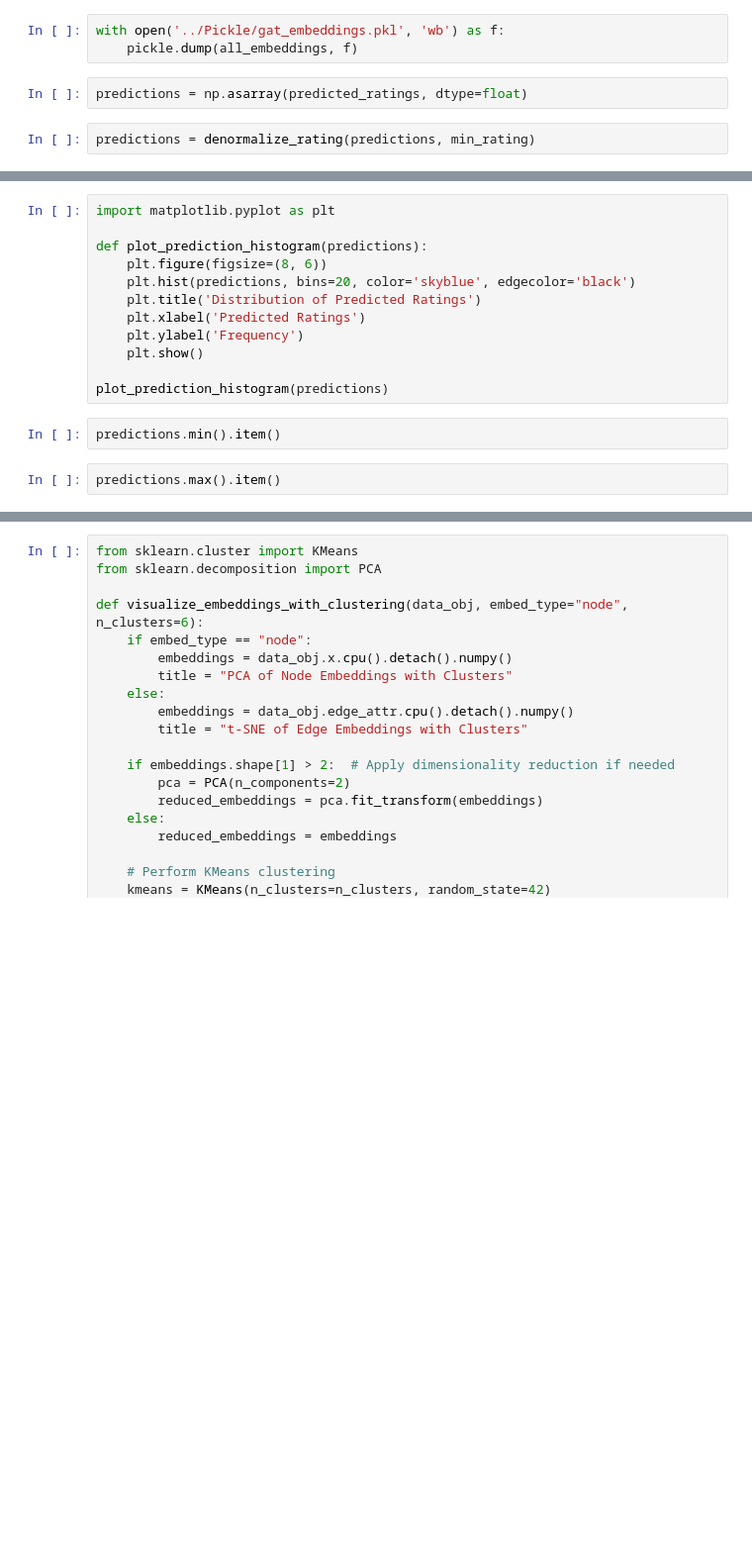
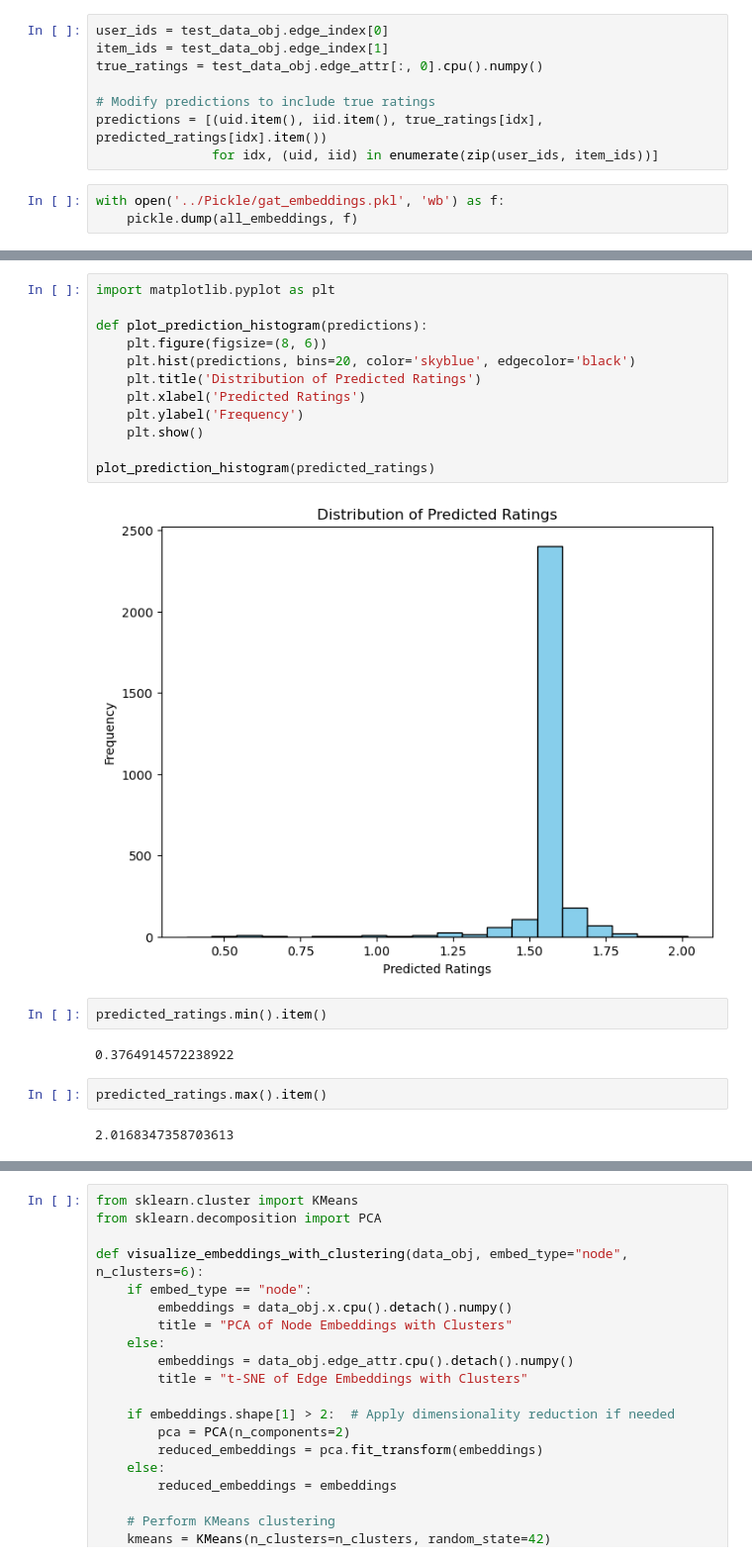
Before and after one commit to mud66/Recommender-System-GoodReads, a Jupyter notebook: RecSysJupyter/Gatv2Conv.ipynb, the cells around one changed output, grey strips where cells are left out. Shown: that part at 99% size. Cells and saved outputs as stored; diff of their text form; blank space fills up the shorter version.

```diff
--- a/RecSysJupyter/Gatv2Conv.ipynb
+++ b/RecSysJupyter/Gatv2Conv.ipynb
@@ -505,7 +534,11 @@ predicted_ratings
+# %%
+user_ids = test_data_obj.edge_index[0]
+item_ids = test_data_obj.edge_index[1]
+true_ratings = test_data_obj.edge_attr[:, 0].cpu().numpy()
+
+# Modify predictions to include true ratings
+predictions = [(uid.item(), iid.item(), true_ratings[idx], predicted_ratings[idx].item())
+               for idx, (uid, iid) in enumerate(zip(user_ids, item_ids))]
 # %%
 with open('../Pickle/gat_embeddings.pkl', 'wb') as f:
     pickle.dump(all_embeddings, f)
-# %%
-predictions = np.asarray(predicted_ratings, dtype=float)
-# %%
-predictions = denormalize_rating(predictions, min_rating)
@@ -624,17 +621,23 @@ print(f"MRR@5: {mrr_score:.4f}")
 # %%
 import matplotlib.pyplot as plt
 
 def plot_prediction_histogram(predictions):
     plt.figure(figsize=(8, 6))
     plt.hist(predictions, bins=20, color='skyblue', edgecolor='black')
     plt.title('Distribution of Predicted Ratings')
     plt.xlabel('Predicted Ratings')
     plt.ylabel('Frequency')
     plt.show()
 
-plot_prediction_histogram(predictions)
+plot_prediction_histogram(predicted_ratings)
+# %% [output]
+[figure, added]
 # %%
-predictions.min().item()
+predicted_ratings.min().item()
+# %% [output]
+0.3764914572238922
 # %%
-predictions.max().item()
+predicted_ratings.max().item()
+# %% [output]
+2.0168347358703613
 # %%
```
Also changed, not shown: parts of 17 cells of this notebook, 3 other files.
